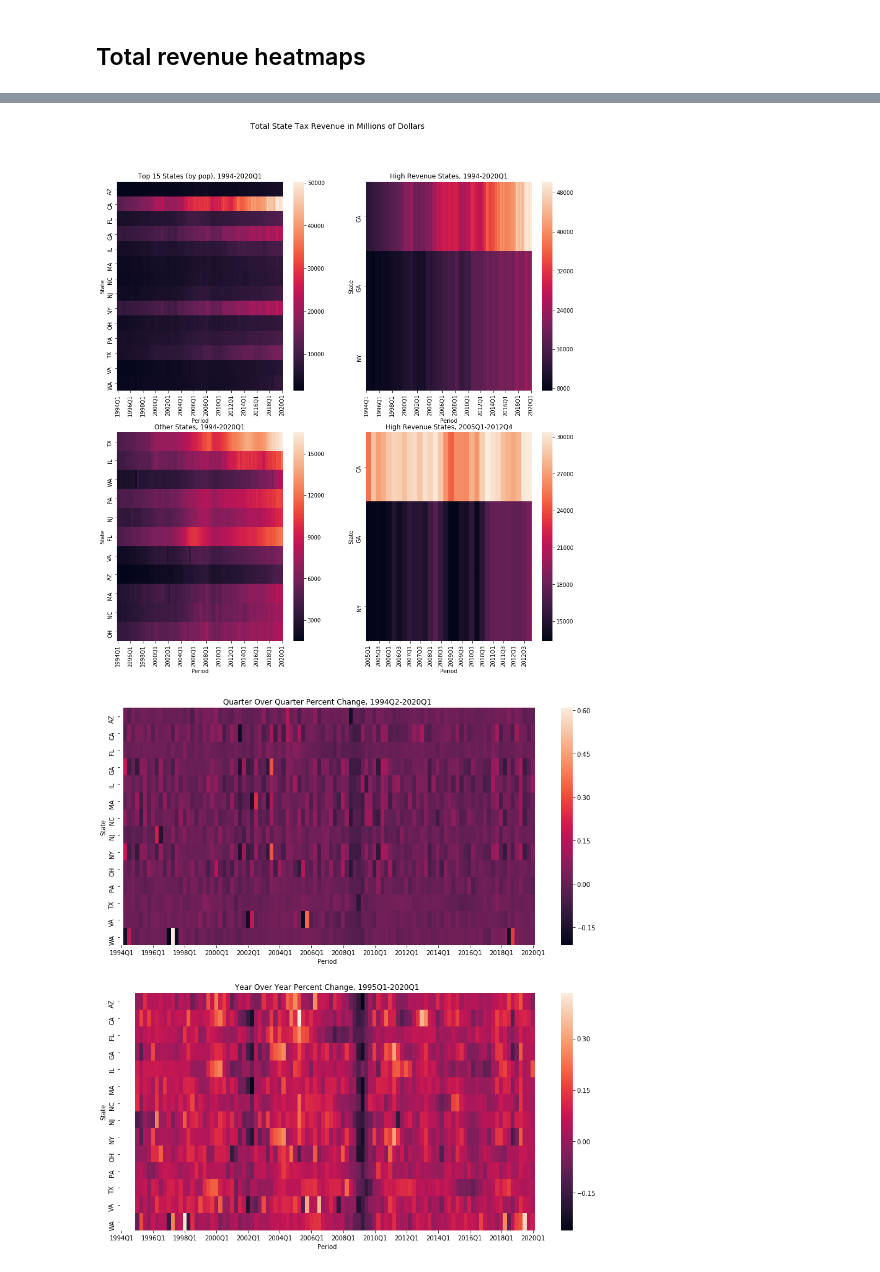
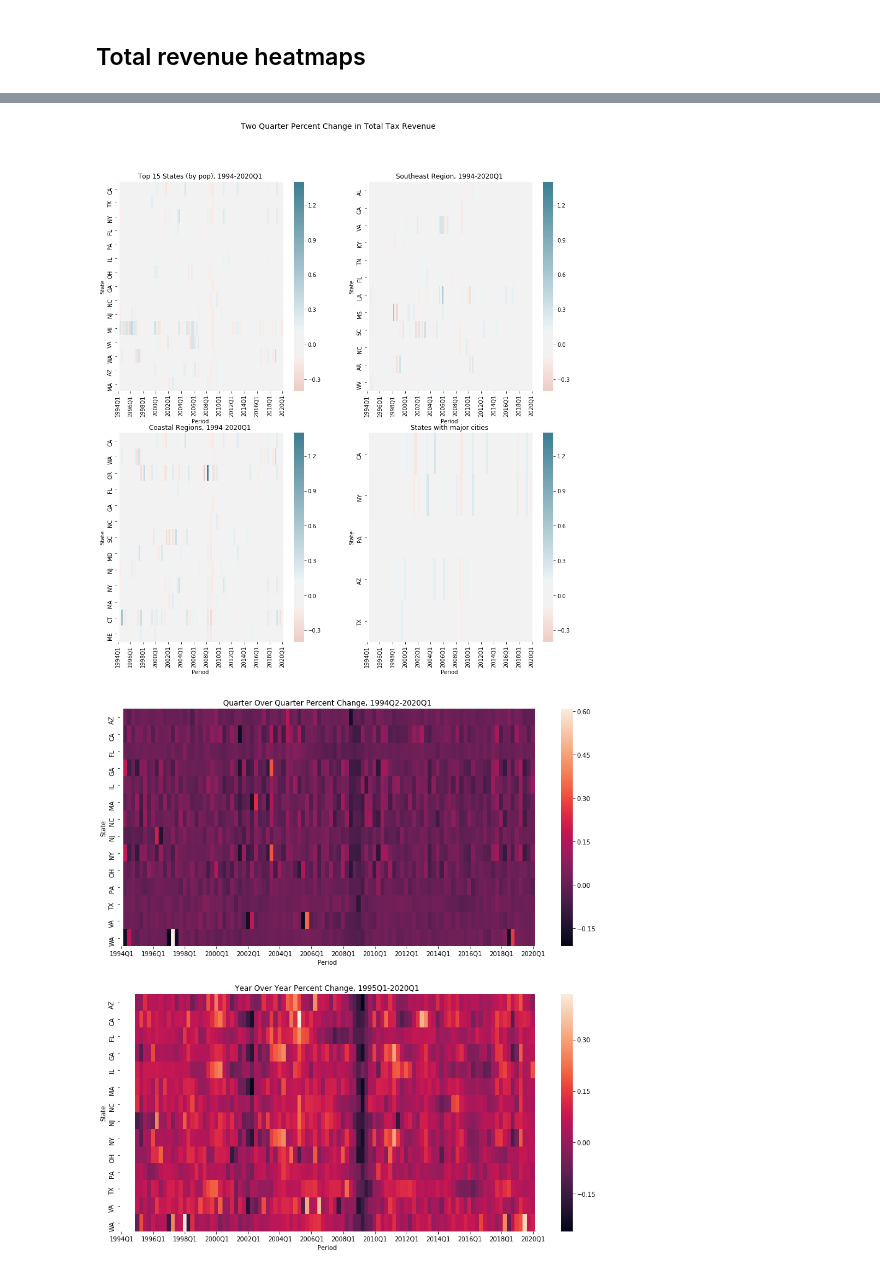
Before and after one commit to rcstein/qtax, a Jupyter notebook: QTax Data Analysis.ipynb, the cells around one changed output, grey strips where cells are left out. Drawn from its saved outputs; the diff is of its cells as text; code cells hidden in the pictures.

Commit message:
Update heatmaps

```diff
--- a/QTax Data Analysis.ipynb
+++ b/QTax Data Analysis.ipynb
@@ -79,4 +79,6 @@ and the (0,1,1)(0,1,1) ARIMA model.
 
 file_path = "QTAX_adj.csv"
 qtax_full = pd.read_csv(file_path, header = 0,parse_dates = [0])
+qtax_full.category.replace('Other Not Elsewhere Classified','NEC',inplace = True)
+qtax_full.category = qtax_full.category.apply(lambda x: x.replace(" ",""))
 # %%
@@ -252,0 +188,7 @@ sns.heatmap(totals_qoq.transpose(),ax = ax,xticklabels = 8)
+# %%
+# 2Q growth rate
+cmap = sns.diverging_palette(20, 220, sep=20, as_cmap=True)
+data = qtax_aug.loc["Total"].pivot("period","state","2q_gr")
+data.index = data.index.to_period(freq = "Q")
+fig,ax = plt.subplots(figsize=(15,15))
+sns.heatmap(data.transpose(),ax = ax, cmap = cmap, xticklabels = 8)
@@ -253,40 +198,42 @@ sns.heatmap(totals_qoq.transpose(),ax = ax,xticklabels = 8)
 # %%
+# 2q growth rate for most populous states and selected regions
 fig, axs = plt.subplots(2,2, figsize=(15,15))
+min_ = -.4
+max_ = 1.4
+center = 0
 ul = axs[0,0]
 ur = axs[0,1]
 ll = axs[1,0]
 lr = axs[1,1]
 
-sns.heatmap(top_15_total_val.transpose(),ax = ul,xticklabels = 8)
+# 15 most populous
+sns.heatmap(data[top_15].transpose(),ax = ul,cmap = cmap,xticklabels = 8, vmin = min_, vmax = max_, center = center)
 ul.set_ylabel("State")
 ul.set_xlabel("Period")
 ul.set_title("Top 15 States (by pop), 1994-2020Q1")
 plt.subplots_adjust(bottom=.1)
 
-# Isolate high revenue states
-high_rev_states = ["CA","GA","NY"]
-sns.heatmap(top_15_total_val[high_rev_states].transpose(),ax = ur,xticklabels = 8)
+# Southeast
+sns.heatmap(data[south_east].transpose(),ax = ur,cmap = cmap,xticklabels = 8,vmin = min_, vmax = max_, center = center)
 ur.set_ylabel("State")
 ur.set_xlabel("Period")
-ur.set_title("High Revenue States, 1994-2020Q1")
+ur.set_title("Southeast Region, 1994-2020Q1")
 
-# Other states
-other_states = list(set(top_15_total_val.columns) - set(high_rev_states))
-sns.heatmap(top_15_total_val[other_states].transpose(),ax = ll,xticklabels = 8)
+# Coasts
+sns.heatmap(data[coast].transpose(),ax = ll,cmap = cmap, xticklabels = 8,vmin = min_, vmax = max_, center = center)
 ll.set_ylabel("State")
 ll.set_xlabel("Period")
-ll.set_title("Other States, 1994-2020Q1")
+ll.set_title("Coastal Regions, 1994-2020Q1")
 
-# Zoom in on 2005-2012
-sns.heatmap(top_15_total_val.loc[pd.Period('2005Q1'):pd.Period('2012Q4'),:][high_rev_states].transpose(),
-            ax = lr,xticklabels = 2,robust = True)
+# States with major cities
+sns.heatmap(data[has_major_city].transpose(),ax = lr,cmap = cmap, xticklabels = 8,vmin = min_, vmax = max_, center = center)
 lr.set_ylabel("State")
 lr.set_xlabel("Period")
-lr.set_title("High Revenue States, 2005Q1-2012Q4")
-fig.suptitle("Total State Tax Revenue in Millions of Dollars",fontsize=14)
+lr.set_title("States with major cities")
+fig.suptitle("Two Quarter Percent Change in Total Tax Revenue",fontsize=14)
 plt.show()
 # %% [output]
-[figure, old version]
+[figure, new version]
 # %%
 # Graph quarterly and yearly percent change
 top_15_total_qchange = top_15_total.pivot("time", "state", "q_pct_change")
```
Also changed, not shown: parts of 13 cells of this notebook.
